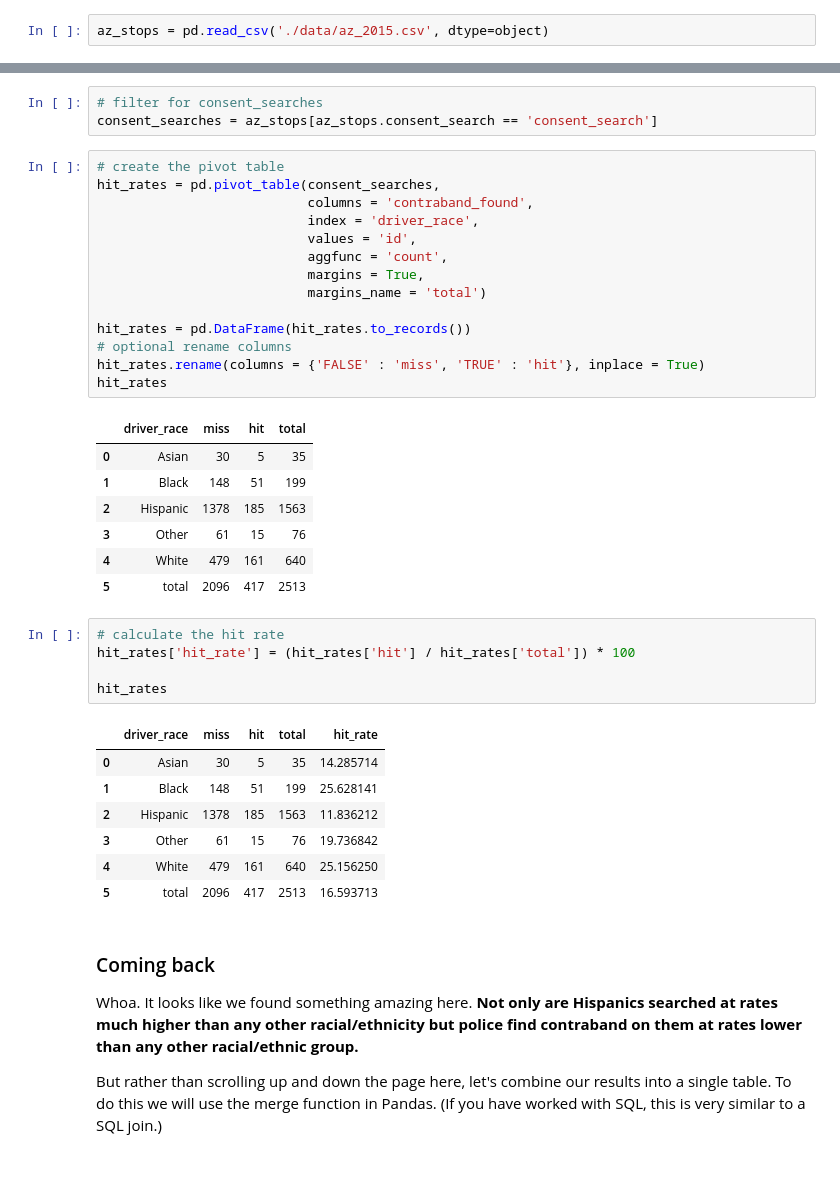
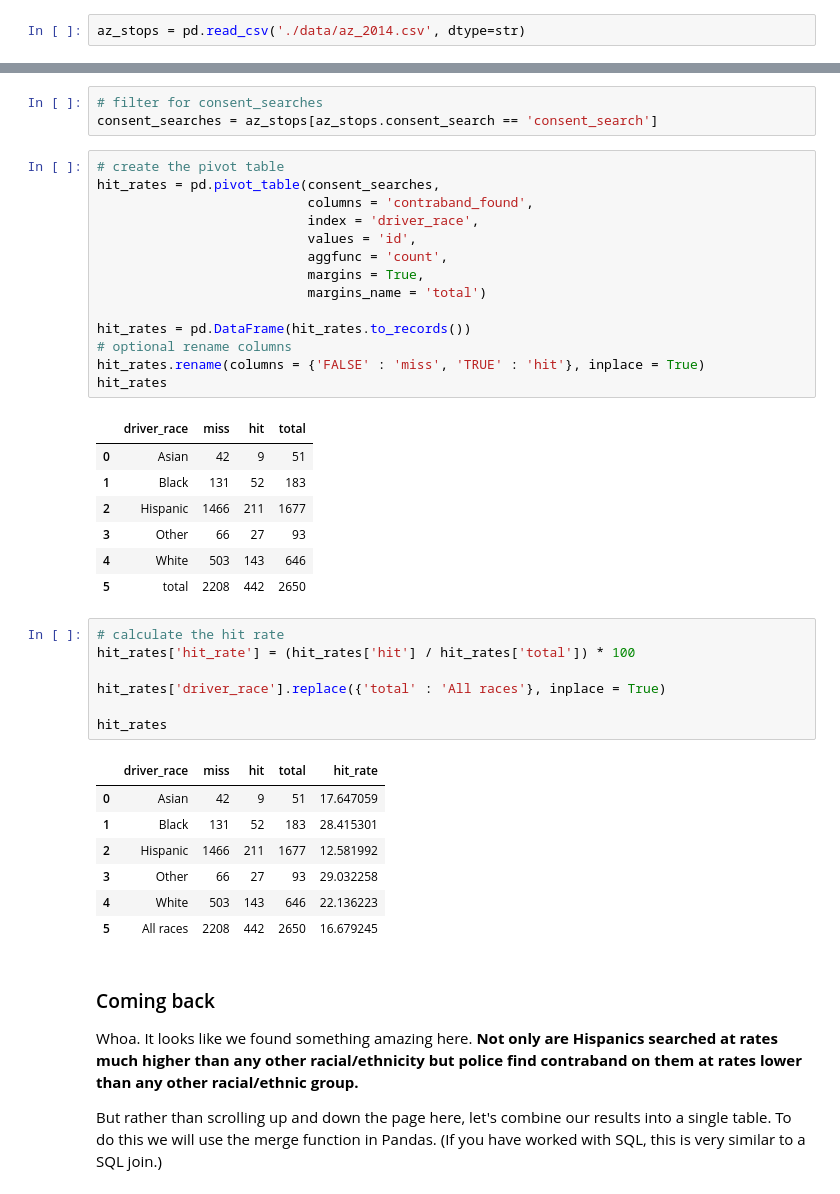
Before and after one commit to newshackaz/az_stops, a Jupyter notebook: completed_analysis.ipynb, the cells around one changed output, grey strips where cells are left out. Cells and saved outputs as stored; diff of their text form.

```diff
--- a/completed_analysis.ipynb
+++ b/completed_analysis.ipynb
@@ -29,7 +29,7 @@ We're also going to pass on additional argument to the `read_csv` function: a `d
 
 Now, let's use Pandas to load our csv data into a new variable called `az_stops`.
 # %%
-az_stops = pd.read_csv('./data/az_2015.csv', dtype=object)
+az_stops = pd.read_csv('./data/az_2014.csv', dtype=str)
 # %% [markdown]
 ## Getting to know our data
 
@@ -467,25 +568,27 @@ hit_rates.rename(columns = {'FALSE' : 'miss', 'TRUE' : 'hit'}, inplace = True)
 hit_rates
 # %% [output]
 |  | driver_race | miss | hit | total |
-| 0 | Asian | 30 | 5 | 35 |
-| 1 | Black | 148 | 51 | 199 |
-| 2 | Hispanic | 1378 | 185 | 1563 |
-| 3 | Other | 61 | 15 | 76 |
-| 4 | White | 479 | 161 | 640 |
-| 5 | total | 2096 | 417 | 2513 |
+| 0 | Asian | 42 | 9 | 51 |
+| 1 | Black | 131 | 52 | 183 |
+| 2 | Hispanic | 1466 | 211 | 1677 |
+| 3 | Other | 66 | 27 | 93 |
+| 4 | White | 503 | 143 | 646 |
+| 5 | total | 2208 | 442 | 2650 |
 # %%
 # calculate the hit rate
 hit_rates['hit_rate'] = (hit_rates['hit'] / hit_rates['total']) * 100
 
+hit_rates['driver_race'].replace({'total' : 'All races'}, inplace = True)
+
 hit_rates
 # %% [output]
 |  | driver_race | miss | hit | total | hit_rate |
-| 0 | Asian | 30 | 5 | 35 | 14.285714 |
-| 1 | Black | 148 | 51 | 199 | 25.628141 |
-| 2 | Hispanic | 1378 | 185 | 1563 | 11.836212 |
-| 3 | Other | 61 | 15 | 76 | 19.736842 |
-| 4 | White | 479 | 161 | 640 | 25.156250 |
-| 5 | total | 2096 | 417 | 2513 | 16.593713 |
+| 0 | Asian | 42 | 9 | 51 | 17.647059 |
+| 1 | Black | 131 | 52 | 183 | 28.415301 |
+| 2 | Hispanic | 1466 | 211 | 1677 | 12.581992 |
+| 3 | Other | 66 | 27 | 93 | 29.032258 |
+| 4 | White | 503 | 143 | 646 | 22.136223 |
+| 5 | All races | 2208 | 442 | 2650 | 16.679245 |
 # %% [markdown]
 ### Coming back
 
```
Also changed, not shown: parts of 44 cells of this notebook.
